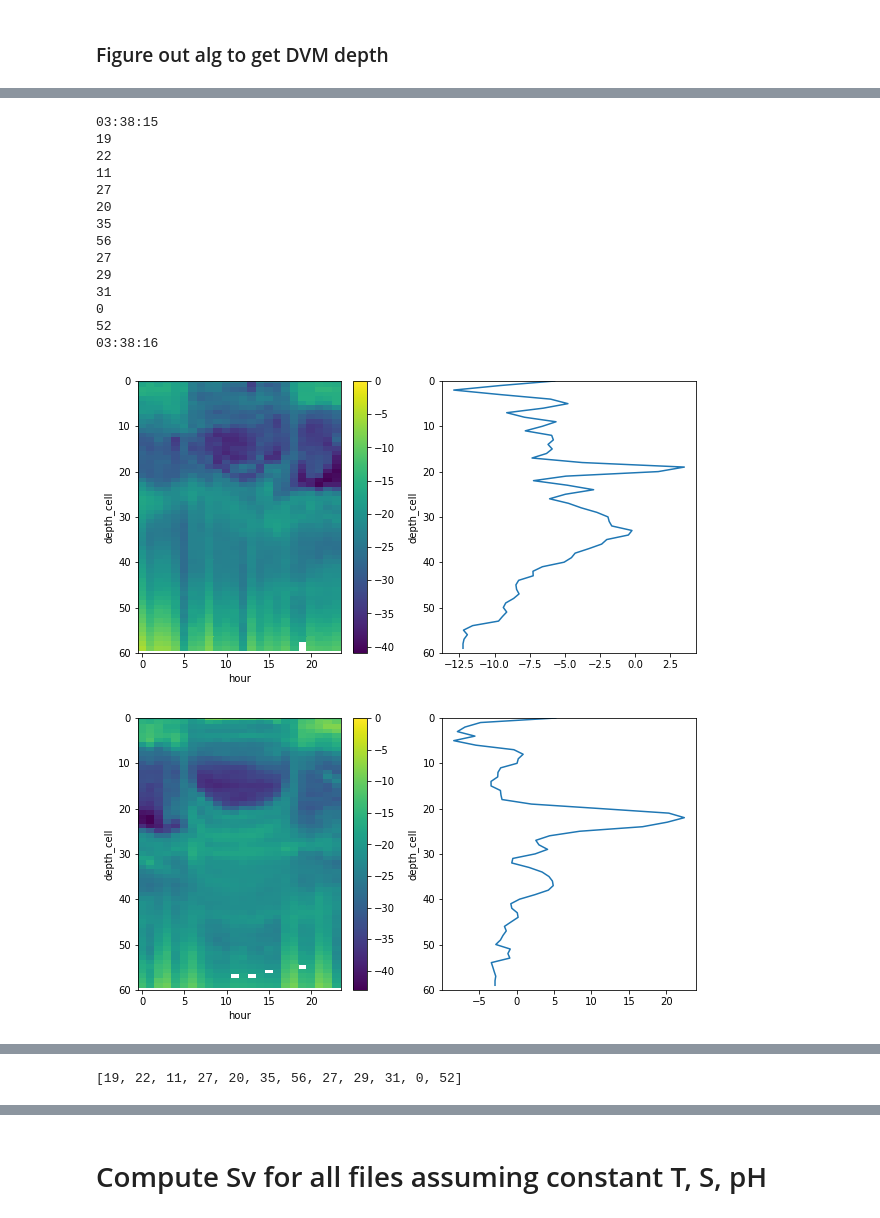
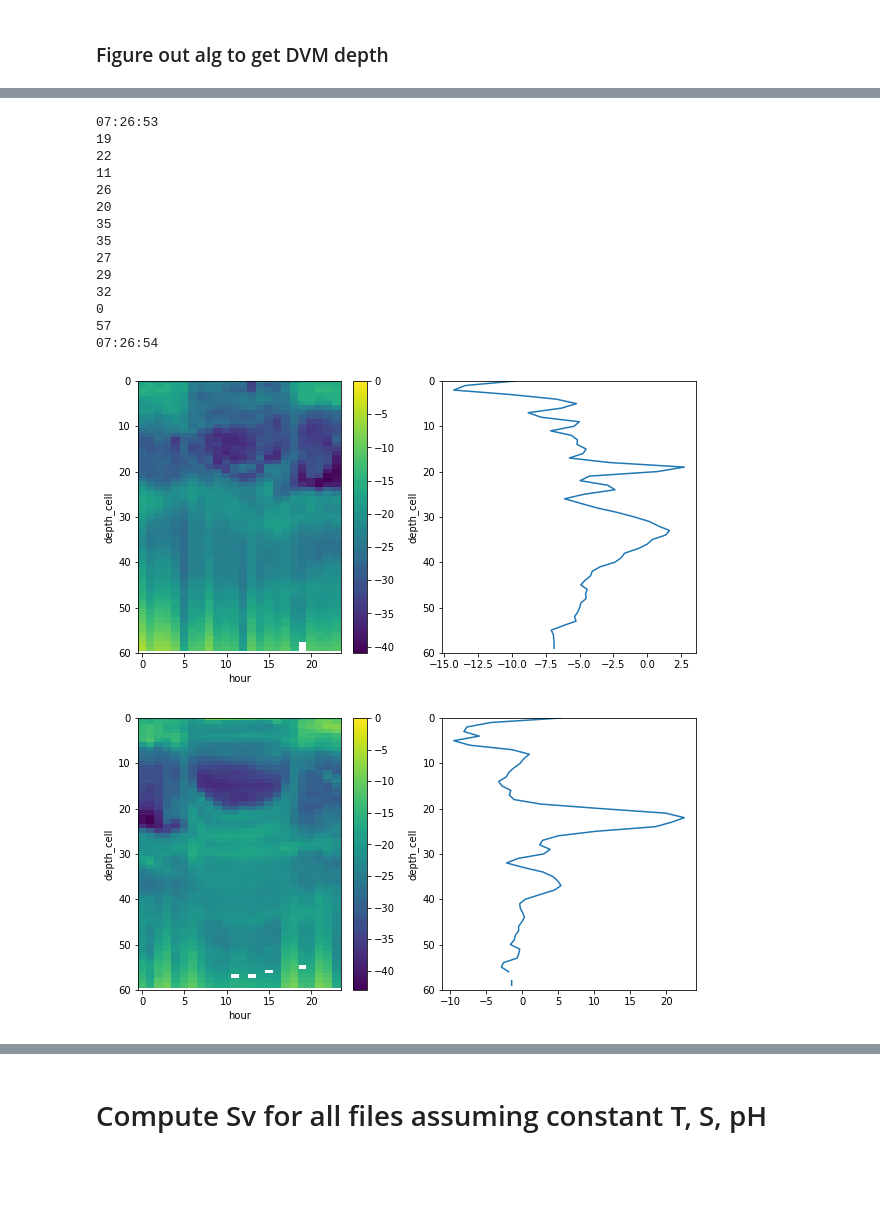
Before and after one commit to shirleyswirley/acoustic-variability, a Jupyter notebook: python/test_DVM_algs_and_UTC_time.ipynb, the cells around one changed output, grey strips where cells are left out. Drawn from its saved outputs; the diff is of its cells as text; code cells hidden in the pictures; blank space fills up the shorter version.

```diff
--- a/python/test_DVM_algs_and_UTC_time.ipynb
+++ b/python/test_DVM_algs_and_UTC_time.ipynb
@@ -265,5 +260,6 @@ Svst_hr.plot(y='depth_cell', yincrease=False, vmax=0)
 # %%
-fig,axes = plt.subplots(nrows=1, ncols=4, figsize=(10,5))
+# - Look at difference in hour climatology Sv over whole cruise btwn noon and midnight
+fig,axes = plt.subplots(nrows=1, ncols=2, figsize=(5,5))
 Svst_hr.sel(hour=0).plot(ax=axes[0], y='depth_cell', yincrease=False) # blue
 Svst_hr.sel(hour=12).plot(ax=axes[0], y='depth_cell', yincrease=False) # orange
 Svst_hr_diff = Svst_hr.sel(hour=12)-Svst_hr.sel(hour=0)
@@ -296,0 +302,27 @@ Svst_hr_diff
+# %%
+# - METHOD 1a: Find DVM depth w/ largest diff in Sv btwn noon+1hr and midnight+1hr
+# (+1hr for ease of coding, -1hr can be added later)
+# 1.) Calculate difference btwn hr 0 and hr 12 for each day
+# 2.) Find depth of maximum diff btwn hr 12 minus hr 0 --> DVM depth
+print(datetime.now().strftime("%H:%M:%S"))
+noon_hrs = [12,13] # noon hours
+midn_hrs = [0,1] # midnight hours
+tot_cdays = (pd.to_datetime(Svst['time'][-1].values) - pd.to_datetime(Svst['time'][0].values)).days
+dvm_depth_cell = [None]*tot_cdays
+daynow = pd.to_datetime(Svst['time'][0].values)
+for iday in range(0,tot_cdays):
+    daynow = daynow + timedelta(days=1)
+    day_strnow = daynow.strftime('%Y-%m-%d')
+    Svstnow = Svst.sel(time=day_strnow)
+    Svst_hrnow = Svstnow.groupby('time.hour').mean(dim='time')
+    if (len(set(Svst_hrnow['hour'].values).intersection(midn_hrs))>0
+       ) & (len(set(Svst_hrnow['hour'].values).intersection(noon_hrs))>0):
+        Svst_diffnow = Svst_hrnow.sel(hour=noon_hrs).mean(dim='hour')-Svst_hrnow.sel(hour=midn_hrs).mean(dim='hour')
+        dvm_depth_cell[iday] = int(Svst_diffnow.argmax())
+    else:
+        dvm_depth_cell[iday] = np.nan
+    print(dvm_depth_cell[iday])
+    fig,axes = plt.subplots(nrows=1, ncols=2, figsize=(10,5))
+    Svst_hrnow.plot(ax=axes[0], y='depth_cell', yincrease=False, ylim=[60,0], vmax=0)
+    Svst_diffnow.plot(ax=axes[1], y='depth_cell', yincrease=False, ylim=[60,0])
+print(datetime.now().strftime("%H:%M:%S"))
@@ -297,43 +356,43 @@ Svst_hr_diff
 # %%
-# - METHOD 1: Find DVM depth w/ largest diff in Sv btwn noon +/- 1hr and midnight +/- 1hr
+# - METHOD 1b: Find DVM depth w/ largest diff in Sv btwn noon and midnight
 # 1.) Calculate difference btwn hr 0 and hr 12 for each day
 # 2.) Find depth of maximum diff btwn hr 12 minus hr 0 --> DVM depth
 print(datetime.now().strftime("%H:%M:%S"))
-noon_hrs = [12] # noon hours
-midn_hrs = [0] # midnight hours
+noon_hrs = [12,13] # noon hours
+midn_hrs = [0,1] # midnight hours
 tot_cdays = (pd.to_datetime(Svst['time'][-1].values) - pd.to_datetime(Svst['time'][0].values)).days
 dvm_depth_cell = [None]*tot_cdays
 daynow = pd.to_datetime(Svst['time'][0].values)
 for iday in range(0,tot_cdays):
     daynow = daynow + timedelta(days=1)
     day_strnow = daynow.strftime('%Y-%m-%d')
     Svstnow = Svst.sel(time=day_strnow)
     Svst_hrnow = Svstnow.groupby('time.hour').mean(dim='time')
     if (len(set(Svst_hrnow['hour'].values).intersection(midn_hrs))>0
        ) & (len(set(Svst_hrnow['hour'].values).intersection(noon_hrs))>0):
         Svst_diffnow = Svst_hrnow.sel(hour=noon_hrs).mean(dim='hour')-Svst_hrnow.sel(hour=midn_hrs).mean(dim='hour')
         dvm_depth_cell[iday] = int(Svst_diffnow.argmax())
     else:
         dvm_depth_cell[iday] = np.nan
     print(dvm_depth_cell[iday])
     fig,axes = plt.subplots(nrows=1, ncols=2, figsize=(10,5))
     Svst_hrnow.plot(ax=axes[0], y='depth_cell', yincrease=False, ylim=[60,0], vmax=0)
     Svst_diffnow.plot(ax=axes[1], y='depth_cell', yincrease=False, ylim=[60,0])
 print(datetime.now().strftime("%H:%M:%S"))
 # %% [output]
-03:38:15
+07:26:53
 19
 22
 11
-27
+26
 20
 35
-56
+35
 27
 29
-31
+32
 0
-52
-03:38:16
+57
+07:26:54
-[figure, old version]
+[figure, new version]
-[figure, old version]
+[figure, new version]
@@ -350,4 +408,0 @@ print(datetime.now().strftime("%H:%M:%S"))
-# %%
-dvm_depth_cell
-# %% [output]
-[19, 22, 11, 27, 20, 35, 56, 27, 29, 31, 0, 52]
```
Also changed, not shown: parts of 46 cells of this notebook.
